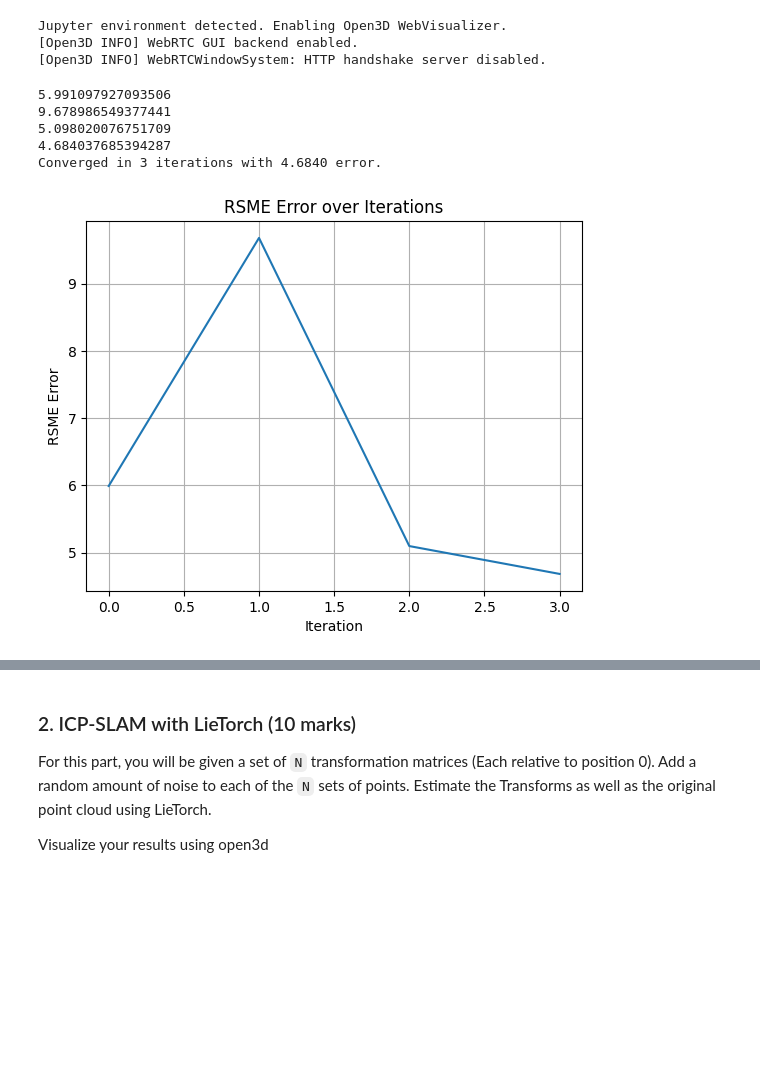
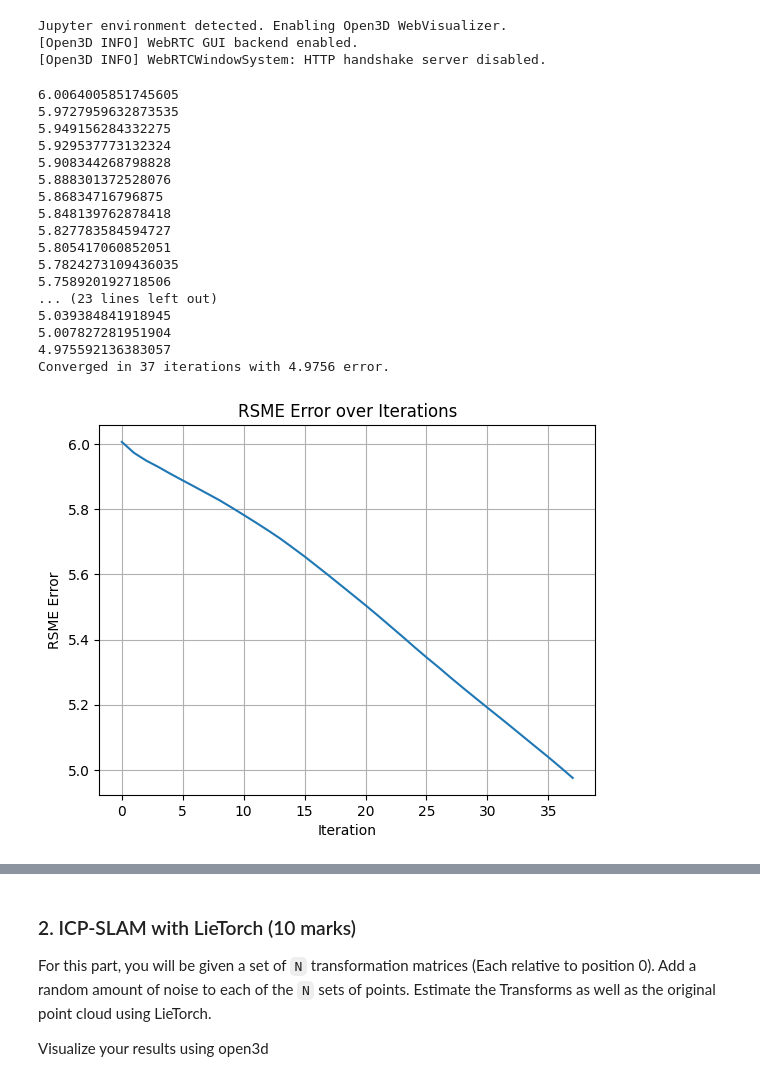
Before and after one commit to soham2560/MR24, a Jupyter notebook: Assignment_2/A2.ipynb, the cells around one changed output, grey strips where cells are left out. Cells and saved outputs as stored; diff of their text form; code cells hidden in the pictures; blank space fills up the shorter version.

```diff
--- a/Assignment_2/A2.ipynb
+++ b/Assignment_2/A2.ipynb
@@ -168,8 +168,8 @@ class Model(torch.nn.Module):
 
 model = Model(BIGN-1,frames[0].pcl_tensor)
 optimizer = optim.Adam([
-    {'params': model.epsilon, 'lr': 9e-3},
-    {'params': model.points, 'lr': 5e-1},
+    {'params': model.epsilon, 'lr': 9e-5},
+    {'params': model.points, 'lr': 5e-3},
 ])
 errors = []
 
@@ -185,36 +185,48 @@ for iteration in range(400):
     loss.backward()
     torch.nn.utils.clip_grad_norm_(model.parameters(), 0.1)
     optimizer.step()
 
     for frame in frames:
         frame.update_geom()
     error = loss.item()/(BIGN-1)
     print(error)
     errors.append(error)
 
     if error < 5e0:
         frames[0].update_color([0.0,1.0,0.0])
         for frame_iteration in range(1,BIGN):
             frames[frame_iteration].remove_pcl()
         print(f"Converged in {iteration} iterations with {error:.4f} error.")
         break
 
 if error > 5e0:
     print("Failed to converge")
 
 vis.run()
 vis.destroy_window()
 
 plt.plot(errors)
 plt.xlabel('Iteration')
 plt.ylabel('RSME Error')
 plt.title('RSME Error over Iterations')
 plt.grid()
 plt.show()
 # %% [output]
-5.991097927093506
-9.678986549377441
-5.098020076751709
-4.684037685394287
-Converged in 3 iterations with 4.6840 error.
+6.0064005851745605
+5.9727959632873535
+5.949156284332275
+5.929537773132324
+5.908344268798828
+5.888301372528076
+5.86834716796875
+5.848139762878418
+5.827783584594727
+5.805417060852051
+5.7824273109436035
+5.758920192718506
+... (23 lines left out)
+5.039384841918945
+5.007827281951904
+4.975592136383057
+Converged in 37 iterations with 4.9756 error.
-[figure, old version]
+[figure, new version]
```
Also changed, not shown: parts of 4 cells of this notebook, 2 other files.
